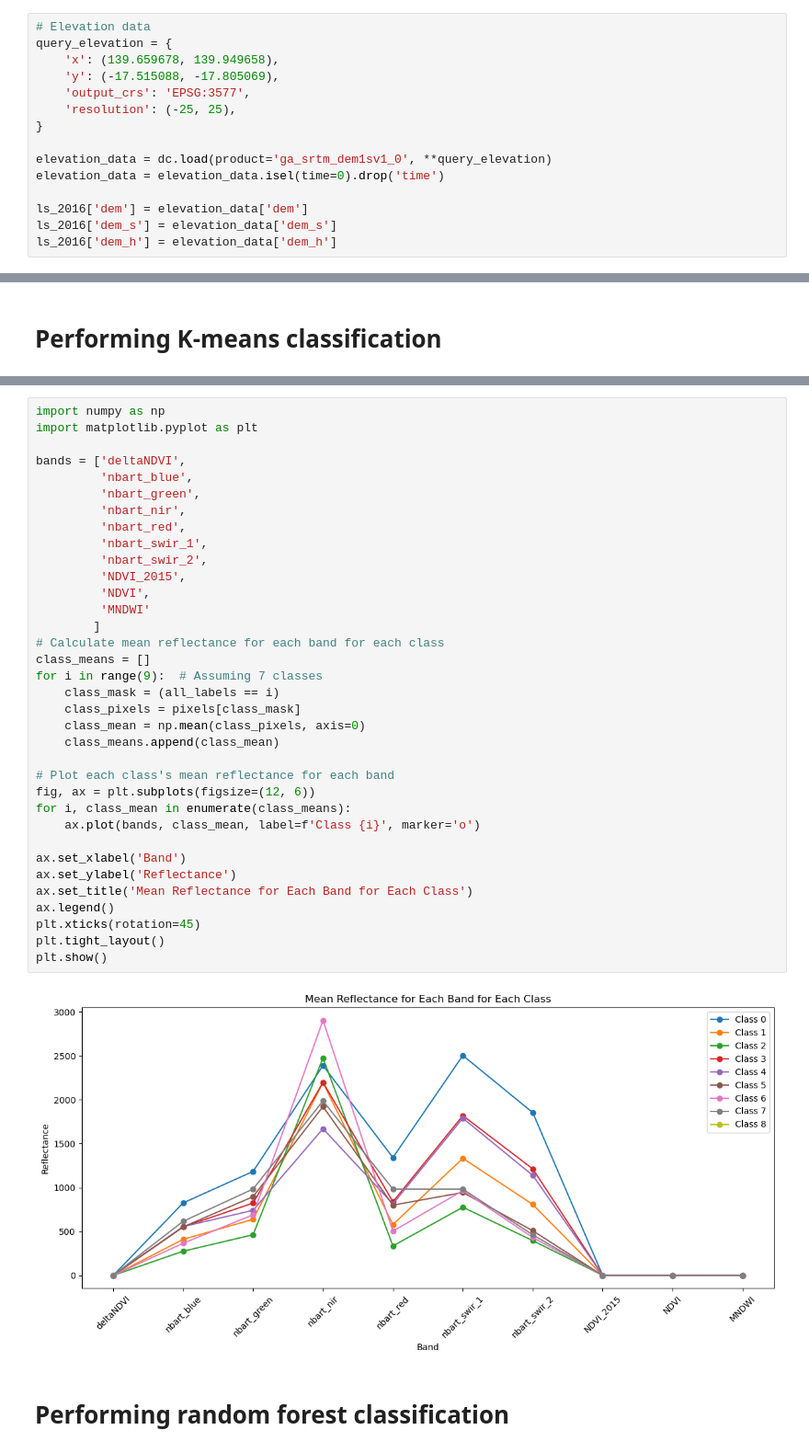
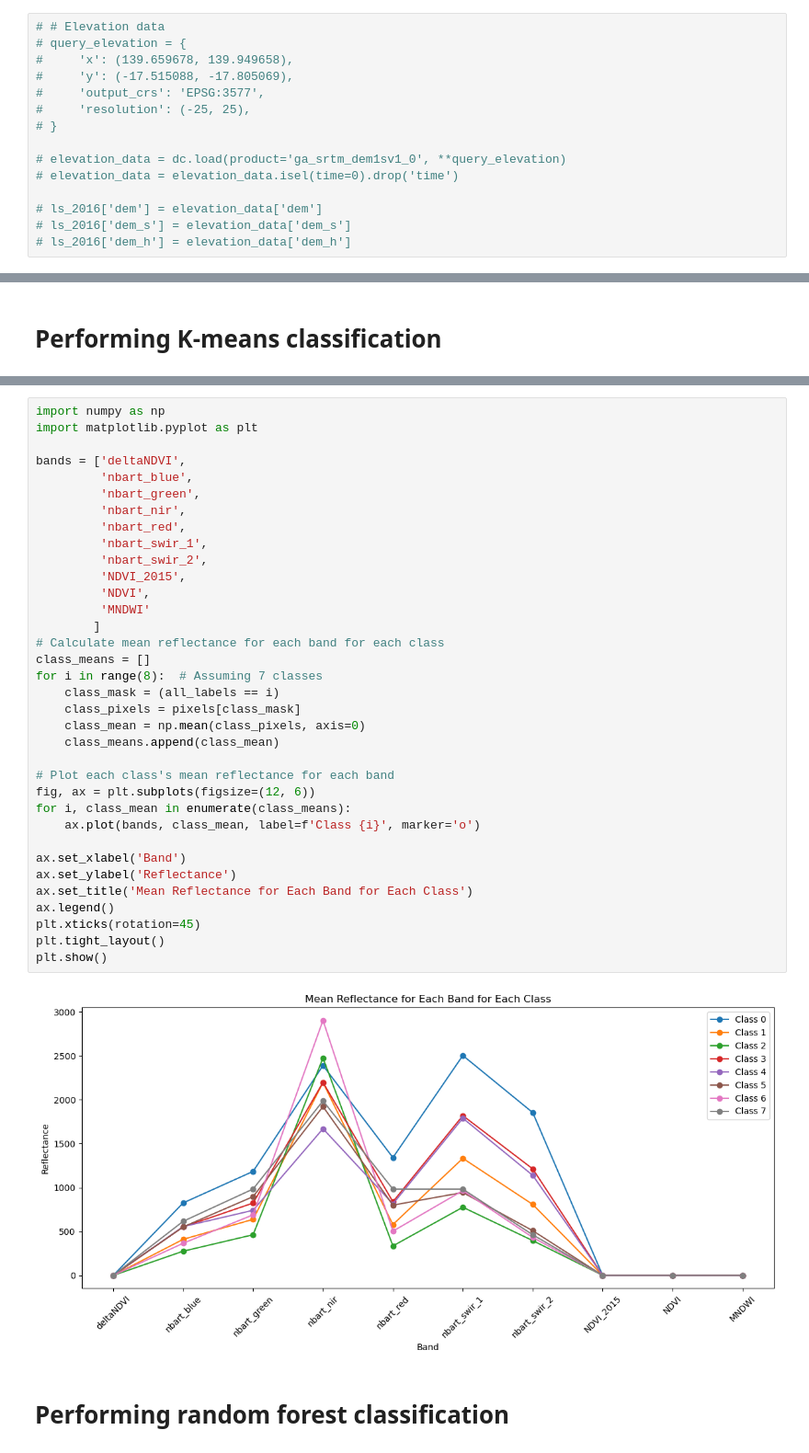
Before and after one commit to rogeriovictorsg/mangrove-classification, a Jupyter notebook: mangrove-300524-v4f.ipynb, the cells around one changed output, grey strips where cells are left out. Shown at 92% size. Drawn from its saved outputs; the diff is of its cells as text.

```diff
--- a/mangrove-300524-v4f.ipynb
+++ b/mangrove-300524-v4f.ipynb
@@ -101,18 +98,18 @@ Loading 24 time steps
 # %%
-# Elevation data
-query_elevation = {
-    'x': (139.659678, 139.949658),
-    'y': (-17.515088, -17.805069),
-    'output_crs': 'EPSG:3577',
-    'resolution': (-25, 25),
-}
+# # Elevation data
+# query_elevation = {
+#     'x': (139.659678, 139.949658),
+#     'y': (-17.515088, -17.805069),
+#     'output_crs': 'EPSG:3577',
+#     'resolution': (-25, 25),
+# }
 
-elevation_data = dc.load(product='ga_srtm_dem1sv1_0', **query_elevation)
-elevation_data = elevation_data.isel(time=0).drop('time')
+# elevation_data = dc.load(product='ga_srtm_dem1sv1_0', **query_elevation)
+# elevation_data = elevation_data.isel(time=0).drop('time')
 
-ls_2016['dem'] = elevation_data['dem']
-ls_2016['dem_s'] = elevation_data['dem_s']
-ls_2016['dem_h'] = elevation_data['dem_h']
+# ls_2016['dem'] = elevation_data['dem']
+# ls_2016['dem_s'] = elevation_data['dem_s']
+# ls_2016['dem_h'] = elevation_data['dem_h']
 # %% [markdown]
 ### Calculating vegetation indices
 # %%
@@ -444,35 +437,35 @@ bands = ['deltaNDVI',
          'nbart_blue',
          'nbart_green',
          'nbart_nir',
          'nbart_red',
          'nbart_swir_1',
          'nbart_swir_2',
          'NDVI_2015',
          'NDVI',
          'MNDWI'
         ]
 # Calculate mean reflectance for each band for each class
 class_means = []
-for i in range(9):  # Assuming 7 classes
+for i in range(8):  # Assuming 7 classes
     class_mask = (all_labels == i)
     class_pixels = pixels[class_mask]
     class_mean = np.mean(class_pixels, axis=0)
     class_means.append(class_mean)
 
 # Plot each class's mean reflectance for each band
 fig, ax = plt.subplots(figsize=(12, 6))
 for i, class_mean in enumerate(class_means):
     ax.plot(bands, class_mean, label=f'Class {i}', marker='o')
 
 ax.set_xlabel('Band')
 ax.set_ylabel('Reflectance')
 ax.set_title('Mean Reflectance for Each Band for Each Class')
 ax.legend()
 plt.xticks(rotation=45)
 plt.tight_layout()
 plt.show()
 # %% [output]
-[figure, old version]
+[figure, new version]
 # %% [markdown]
 # Performing random forest classification
 # %%
```
Also changed, not shown: parts of 17 cells of this notebook.
